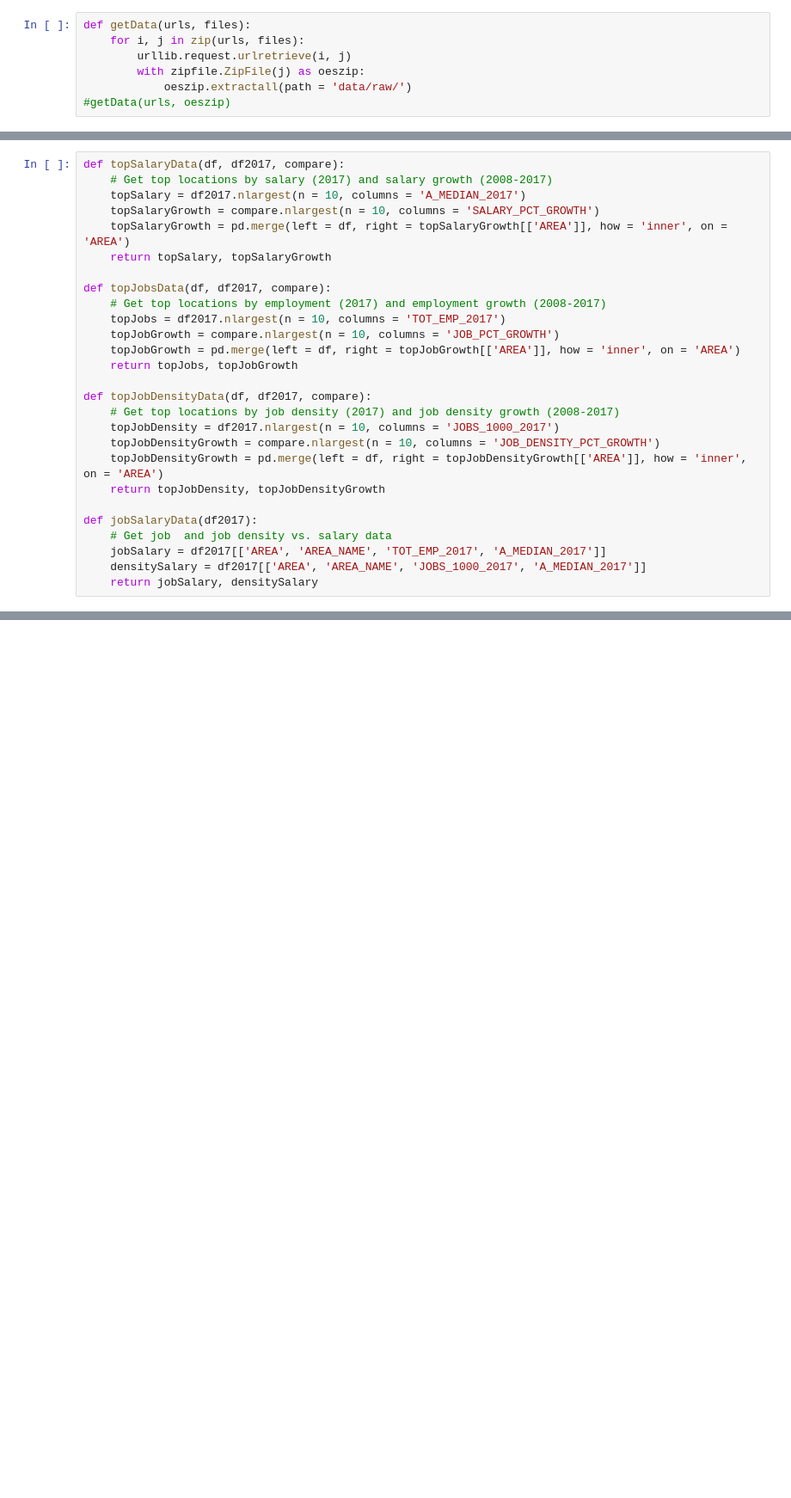
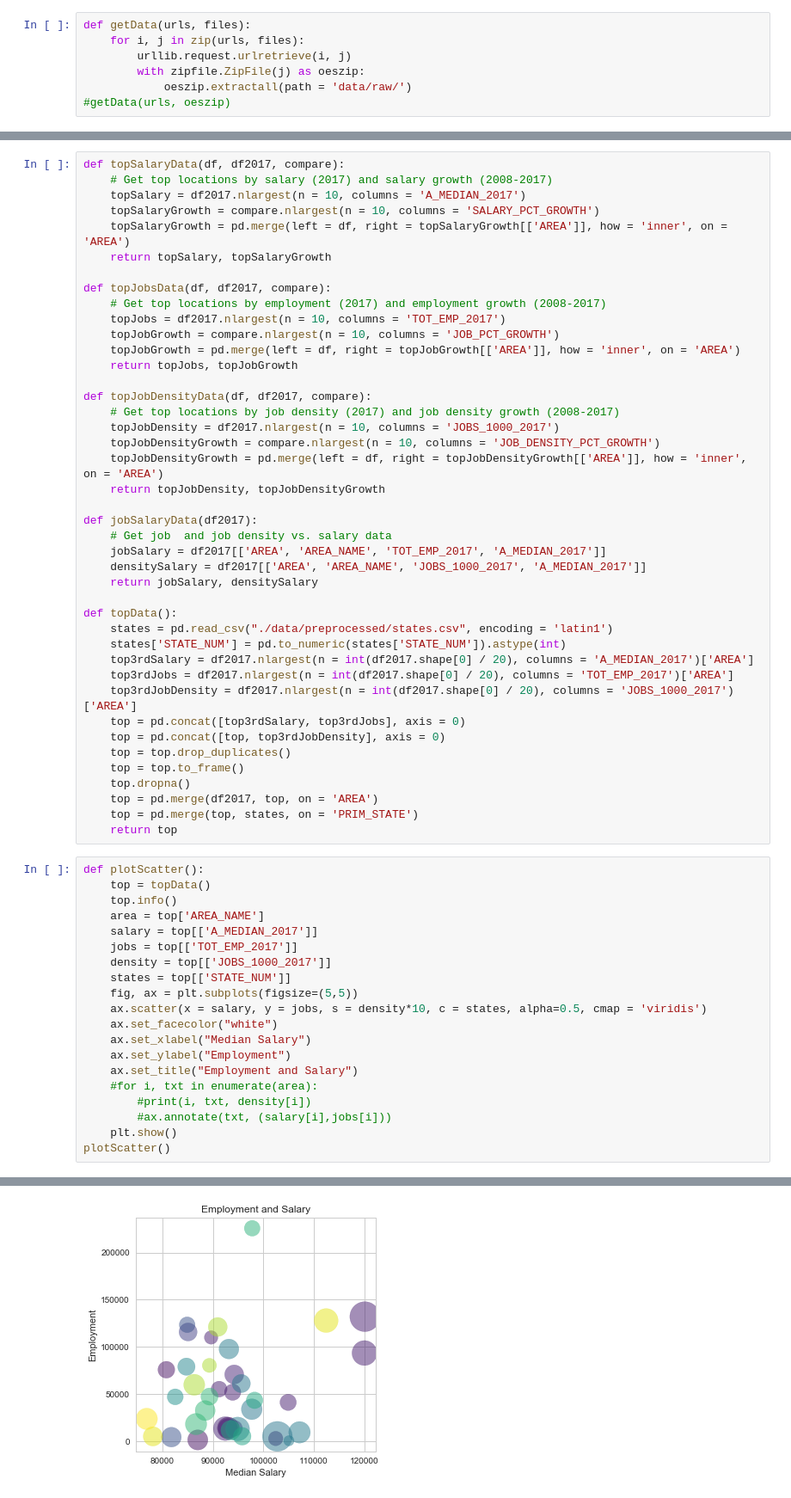
Before and after one commit to DataScienceSalon/Python-Data-Science, a Jupyter notebook: Applied Plotting, Charting & Data Representation in Python/Mathematical Science Job Density.ipynb, the cells around one changed output, grey strips where cells are left out. Shown: that part at 86% size. Drawn from its saved outputs; the diff is of its cells as text; blank space fills up the shorter version.

```diff
--- a/Applied Plotting, Charting & Data Representation in Python/Mathematical Science Job Density.ipynb
+++ b/Applied Plotting, Charting & Data Representation in Python/Mathematical Science Job Density.ipynb
@@ -226,3 +226,39 @@ def jobSalaryData(df2017):
     jobSalary = df2017[['AREA', 'AREA_NAME', 'TOT_EMP_2017', 'A_MEDIAN_2017']]
     densitySalary = df2017[['AREA', 'AREA_NAME', 'JOBS_1000_2017', 'A_MEDIAN_2017']]
     return jobSalary, densitySalary
+
+def topData():
+    states = pd.read_csv("./data/preprocessed/states.csv", encoding = 'latin1')
+    states['STATE_NUM'] = pd.to_numeric(states['STATE_NUM']).astype(int)
+    top3rdSalary = df2017.nlargest(n = int(df2017.shape[0] / 20), columns = 'A_MEDIAN_2017')['AREA']
+    top3rdJobs = df2017.nlargest(n = int(df2017.shape[0] / 20), columns = 'TOT_EMP_2017')['AREA']
+    top3rdJobDensity = df2017.nlargest(n = int(df2017.shape[0] / 20), columns = 'JOBS_1000_2017')['AREA']
+    top = pd.concat([top3rdSalary, top3rdJobs], axis = 0)
+    top = pd.concat([top, top3rdJobDensity], axis = 0)
+    top = top.drop_duplicates()
+    top = top.to_frame()
+    top.dropna()
+    top = pd.merge(df2017, top, on = 'AREA')
+    top = pd.merge(top, states, on = 'PRIM_STATE')
+    return top
+# %%
+def plotScatter():
+    top = topData()
+    top.info()
+    area = top['AREA_NAME']
+    salary = top[['A_MEDIAN_2017']]
+    jobs = top[['TOT_EMP_2017']]
+    density = top[['JOBS_1000_2017']]
+    states = top[['STATE_NUM']]
+    fig, ax = plt.subplots(figsize=(5,5))
+    ax.scatter(x = salary, y = jobs, s = density*10, c = states, alpha=0.5, cmap = 'viridis')
+    ax.set_facecolor("white")
+    ax.set_xlabel("Median Salary")
+    ax.set_ylabel("Employment")
+    ax.set_title("Employment and Salary")
+    #for i, txt in enumerate(area):
+        #print(i, txt, density[i])
+        #ax.annotate(txt, (salary[i],jobs[i]))
+    plt.show()
+plotScatter()
+# %% [output]
@@ -229,3 +281,4 @@ def jobSalaryData(df2017):
+[figure, added]
 # %%
 def plotTopSalary():
     topSalary, topSalaryGrowth = topSalaryData(df, df2017, compare)
```
Also changed, not shown: parts of 4 cells of this notebook.
